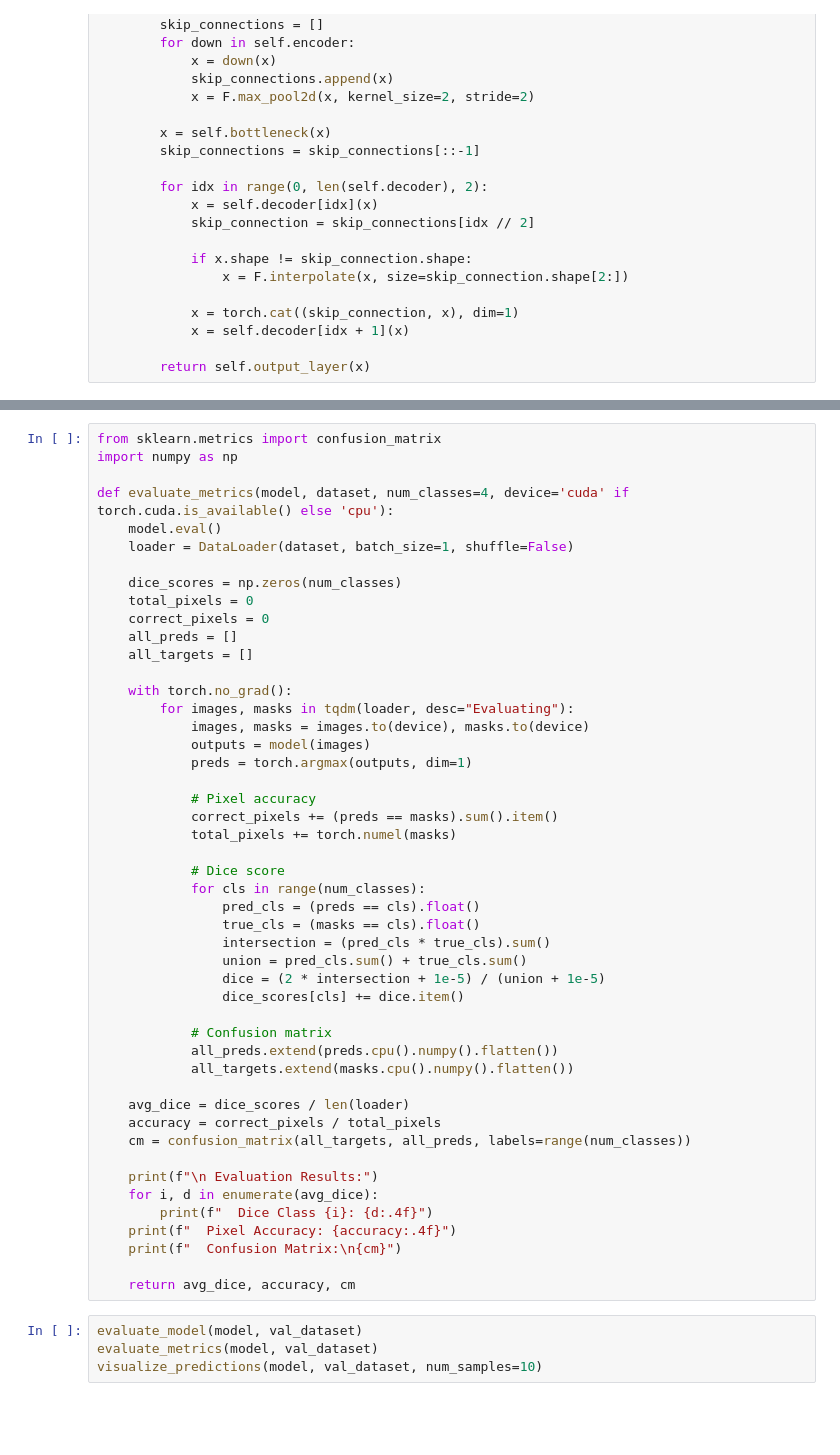
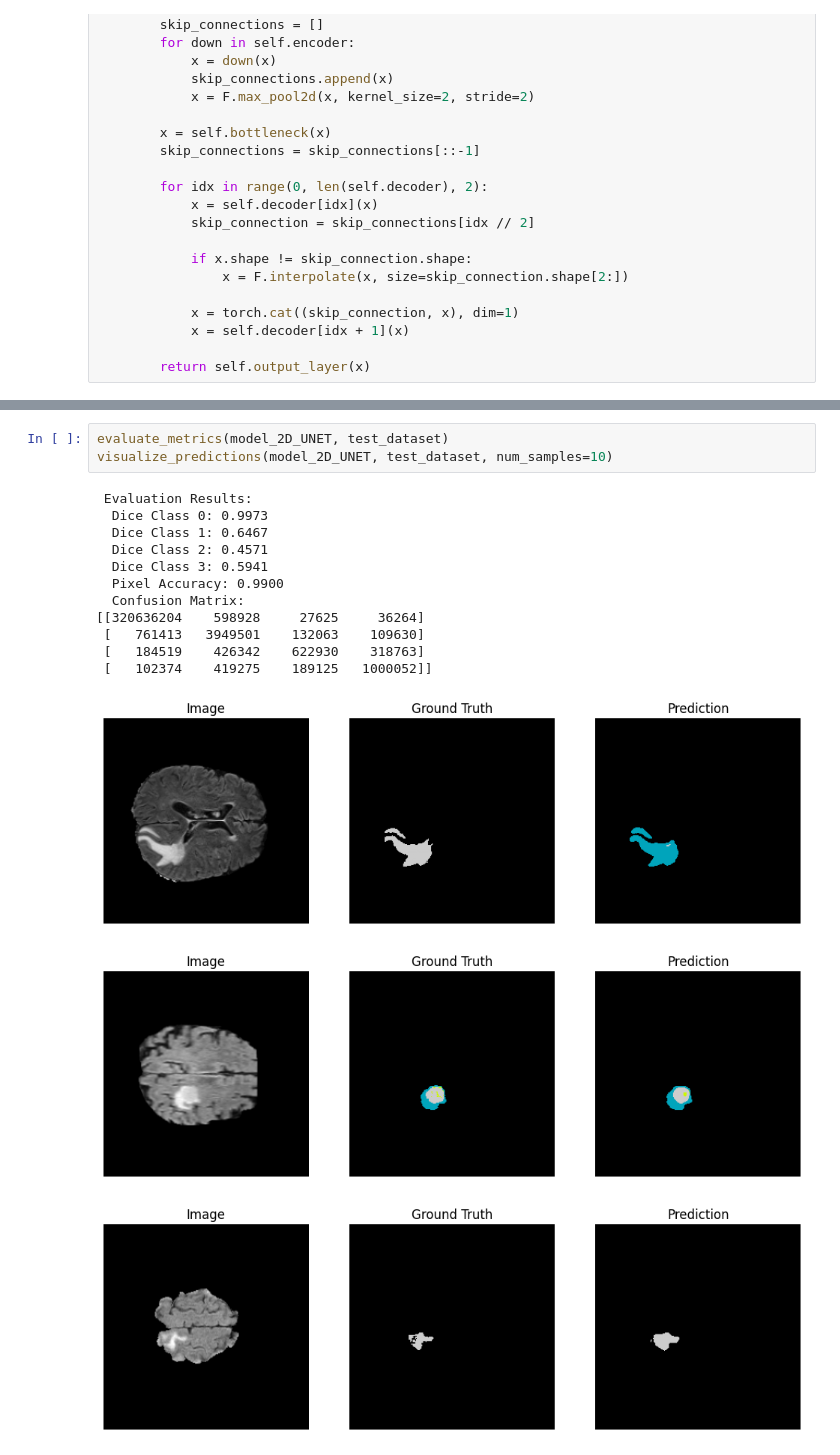
Before and after one commit to AdrianValentinCiu/SegmentationBrainTumour, a Jupyter notebook: BrainTumourClassification.ipynb, the cells around one changed output, grey strips where cells are left out. Drawn from its saved outputs; the diff is of its cells as text; blank space fills up the shorter version.

```diff
--- a/BrainTumourClassification.ipynb
+++ b/BrainTumourClassification.ipynb
@@ -380,52 +504,18 @@ def visualize_predictions(model, val_dataset, num_samples=5, device='cuda' if to
-# %%
-from sklearn.metrics import confusion_matrix
-import numpy as np
-
-def evaluate_metrics(model, dataset, num_classes=4, device='cuda' if torch.cuda.is_available() else 'cpu'):
-    model.eval()
-    loader = DataLoader(dataset, batch_size=1, shuffle=False)
-
-    dice_scores = np.zeros(num_classes)
-    total_pixels = 0
-    correct_pixels = 0
-    all_preds = []
-    all_targets = []
-
-    with torch.no_grad():
-        for images, masks in tqdm(loader, desc="Evaluating"):
-            images, masks = images.to(device), masks.to(device)
-            outputs = model(images)
-            preds = torch.argmax(outputs, dim=1)
-
-            # Pixel accuracy
-            correct_pixels += (preds == masks).sum().item()
-            total_pixels += torch.numel(masks)
-
-            # Dice score
-            for cls in range(num_classes):
-                pred_cls = (preds == cls).float()
-                true_cls = (masks == cls).float()
-                intersection = (pred_cls * true_cls).sum()
-                union = pred_cls.sum() + true_cls.sum()
-                dice = (2 * intersection + 1e-5) / (union + 1e-5)
-                dice_scores[cls] += dice.item()
-
-            # Confusion matrix
-            all_preds.extend(preds.cpu().numpy().flatten())
-            all_targets.extend(masks.cpu().numpy().flatten())
-
-    avg_dice = dice_scores / len(loader)
-    accuracy = correct_pixels / total_pixels
-    cm = confusion_matrix(all_targets, all_preds, labels=range(num_classes))
-
-    print(f"\n Evaluation Results:")
-    for i, d in enumerate(avg_dice):
-        print(f"  Dice Class {i}: {d:.4f}")
-    print(f"  Pixel Accuracy: {accuracy:.4f}")
-    print(f"  Confusion Matrix:\n{cm}")
-
-    return avg_dice, accuracy, cm
-# %%
-evaluate_model(model, val_dataset)
-evaluate_metrics(model, val_dataset)
-visualize_predictions(model, val_dataset, num_samples=10)
+# %%
+evaluate_metrics(model_2D_UNET, test_dataset)
+visualize_predictions(model_2D_UNET, test_dataset, num_samples=10)
+# %% [output]
+ Evaluation Results:
+  Dice Class 0: 0.9973
+  Dice Class 1: 0.6467
+  Dice Class 2: 0.4571
+  Dice Class 3: 0.5941
+  Pixel Accuracy: 0.9900
+  Confusion Matrix:
+[[320636204    598928     27625     36264]
+ [   761413   3949501    132063    109630]
+ [   184519    426342    622930    318763]
+ [   102374    419275    189125   1000052]]
+[figure, added]
+[figure, added]
+[figure, added]
```
Also changed, not shown: parts of 37 cells of this notebook, 1 other file.
